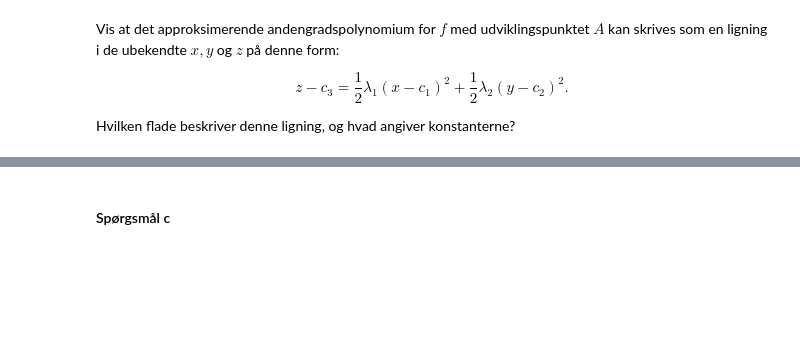
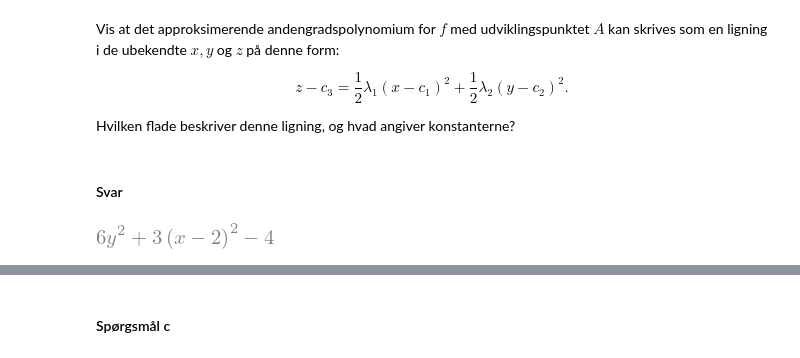
Before and after one commit to Chrisser1/01002-Mathematics-1b, a Jupyter notebook: week6/inclass_week06.ipynb, the cells around one changed output, grey strips where cells are left out. Cells and saved outputs as stored; diff of their text form; code cells hidden in the pictures; blank space fills up the shorter version.

```diff
--- a/week6/inclass_week06.ipynb
+++ b/week6/inclass_week06.ipynb
@@ -605,3 +701,10 @@ Vis at det approksimerende andengradspolynomium for $f$ med udviklingspunktet $A
 \end{equation*}
 
 Hvilken flade beskriver denne ligning, og hvad angiver konstanterne?
+# %% [markdown]
+#### Svar
+# %%
+t = taylorN(f,[x,y],(2,0),2)
+t
+# %% [output]
+[figure, added]
```
Also changed, not shown: parts of 25 cells of this notebook, 11 other files.
